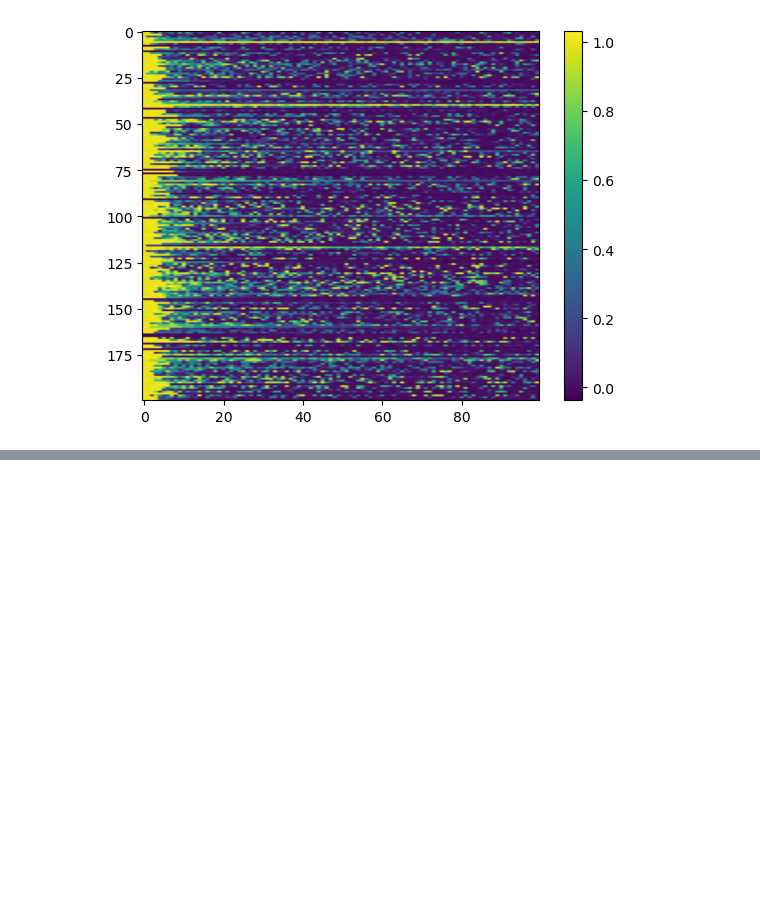
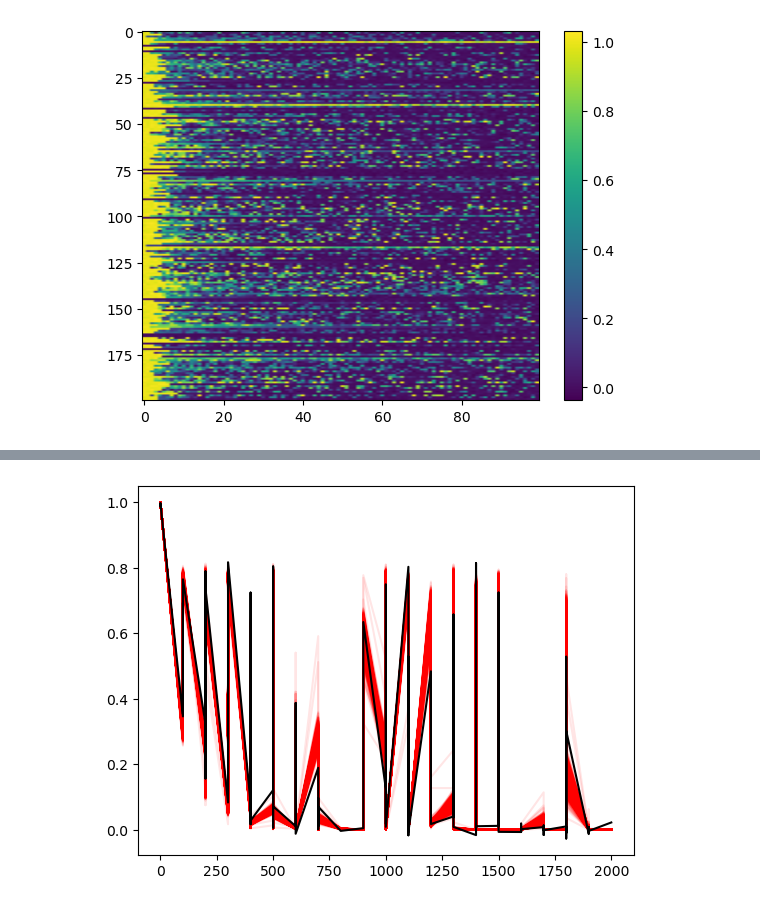
Before and after one commit to mackelab/dmri, a Jupyter notebook: notebooks/dmri_mode_selection_and_inference.ipynb, the cells around one changed output, grey strips where cells are left out. Cells and saved outputs as stored; diff of their text form; code cells hidden in the pictures; blank space fills up the shorter version.

```diff
--- a/notebooks/dmri_mode_selection_and_inference.ipynb
+++ b/notebooks/dmri_mode_selection_and_inference.ipynb
@@ -114,0 +152,5 @@ thetas = jax.vmap(model.sample_theta, in_axes=(0,None,None, None, None))(jax.ran
+# %%
+_ = plt.plot(bvals[idx], posterior_preds.T, label="posterior pred", color="red", alpha=0.1)
+_ = plt.plot(bvals[idx], x_os[idx], label="data", color="black")
+# %% [output]
+[figure, added]
```
Also changed, not shown: parts of 9 cells of this notebook, 3 other files.
